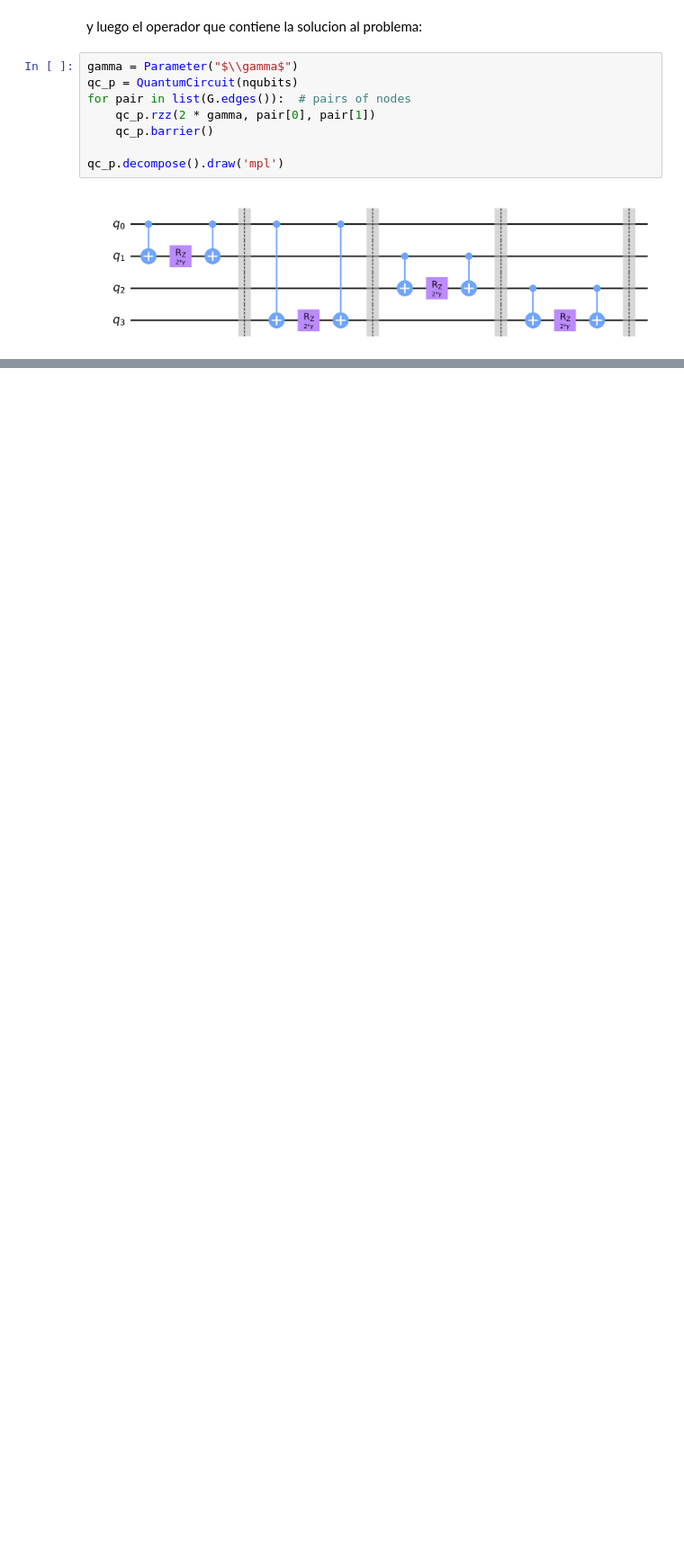
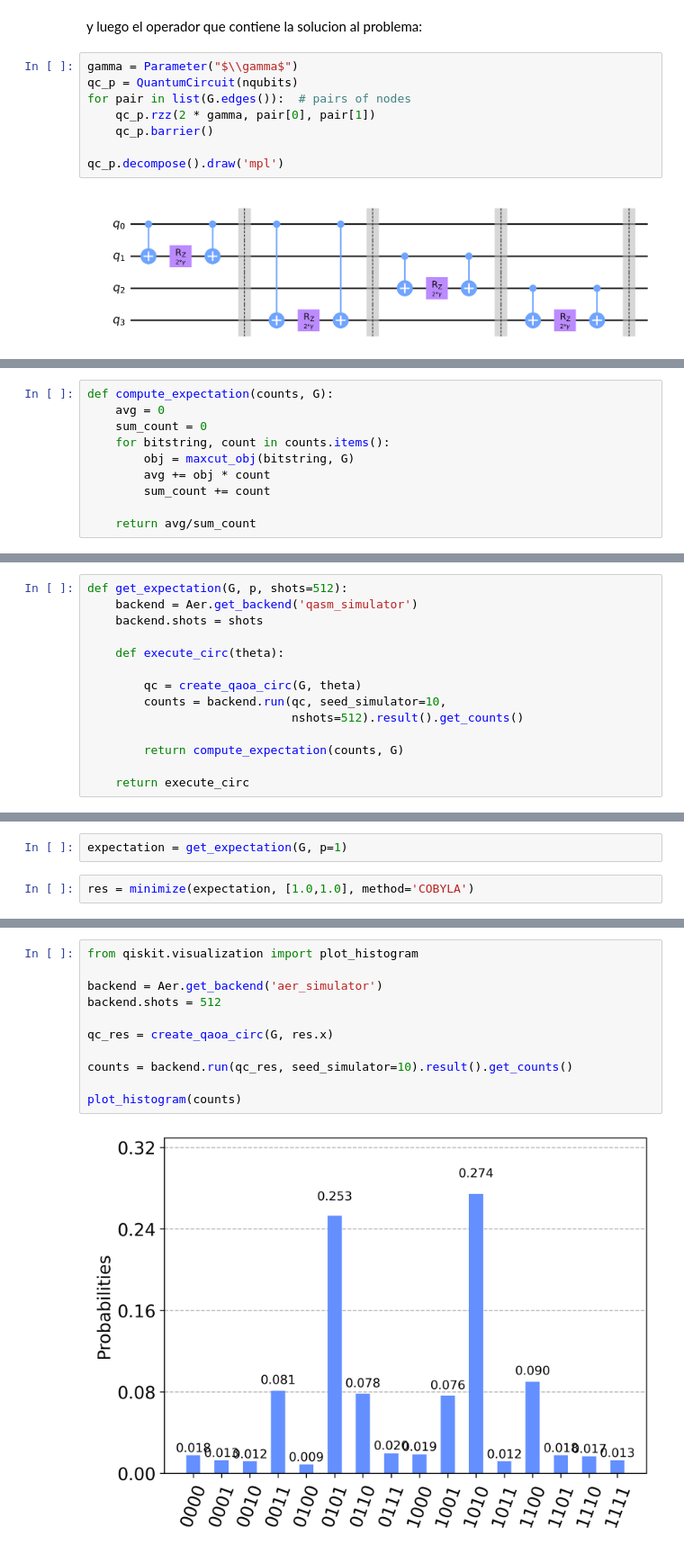
Before and after one commit to delgadoandrea/NotebooksIntroALaQC, a Jupyter notebook: QAOA.ipynb, the cells around one changed output, grey strips where cells are left out. Shown: that part at 90% size. Drawn from its saved outputs; the diff is of its cells as text; blank space fills up the shorter version.

```diff
--- a/QAOA.ipynb
+++ b/QAOA.ipynb
@@ -75,0 +103,10 @@ qc_p.decompose().draw('mpl')
+# %%
+def compute_expectation(counts, G):
+    avg = 0
+    sum_count = 0
+    for bitstring, count in counts.items():
+        obj = maxcut_obj(bitstring, G)
+        avg += obj * count
+        sum_count += count
+
+    return avg/sum_count
@@ -75,0 +139,14 @@ qc_p.decompose().draw('mpl')
+# %%
+def get_expectation(G, p, shots=512):
+    backend = Aer.get_backend('qasm_simulator')
+    backend.shots = shots
+
+    def execute_circ(theta):
+
+        qc = create_qaoa_circ(G, theta)
+        counts = backend.run(qc, seed_simulator=10,
+                             nshots=512).result().get_counts()
+
+        return compute_expectation(counts, G)
+
+    return execute_circ
@@ -75,0 +155,4 @@ qc_p.decompose().draw('mpl')
+# %%
+expectation = get_expectation(G, p=1)
+# %%
+res = minimize(expectation, [1.0,1.0], method='COBYLA')
@@ -75,0 +169,13 @@ qc_p.decompose().draw('mpl')
+# %%
+from qiskit.visualization import plot_histogram
+
+backend = Aer.get_backend('aer_simulator')
+backend.shots = 512
+
+qc_res = create_qaoa_circ(G, res.x)
+
+counts = backend.run(qc_res, seed_simulator=10).result().get_counts()
+
+plot_histogram(counts)
+# %% [output]
+[figure, added]
```
Also changed, not shown: parts of 11 cells of this notebook.
